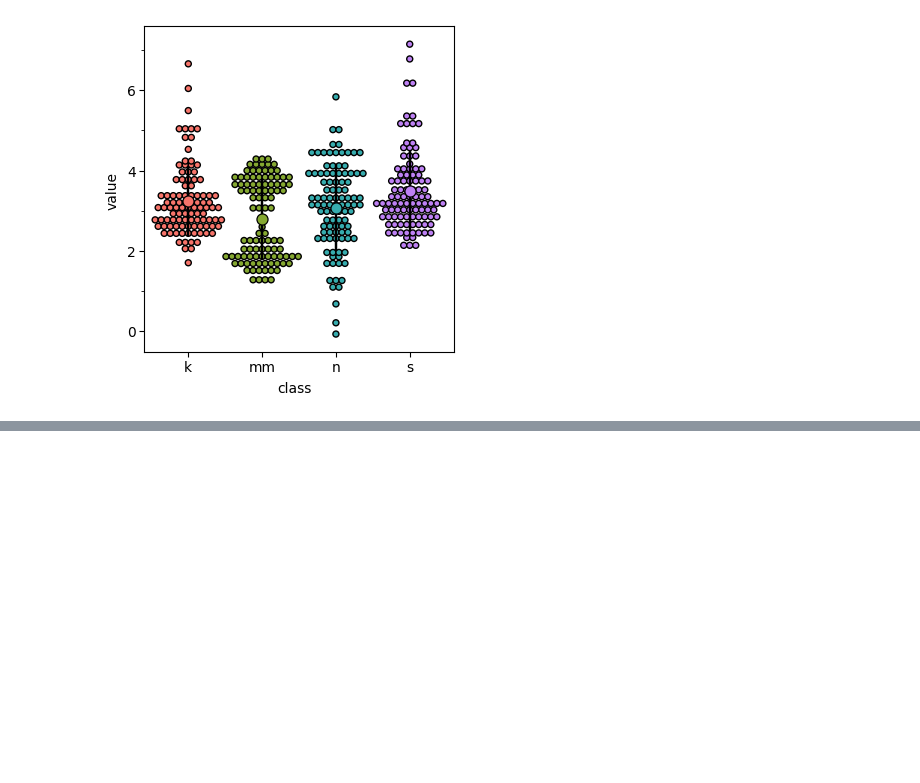
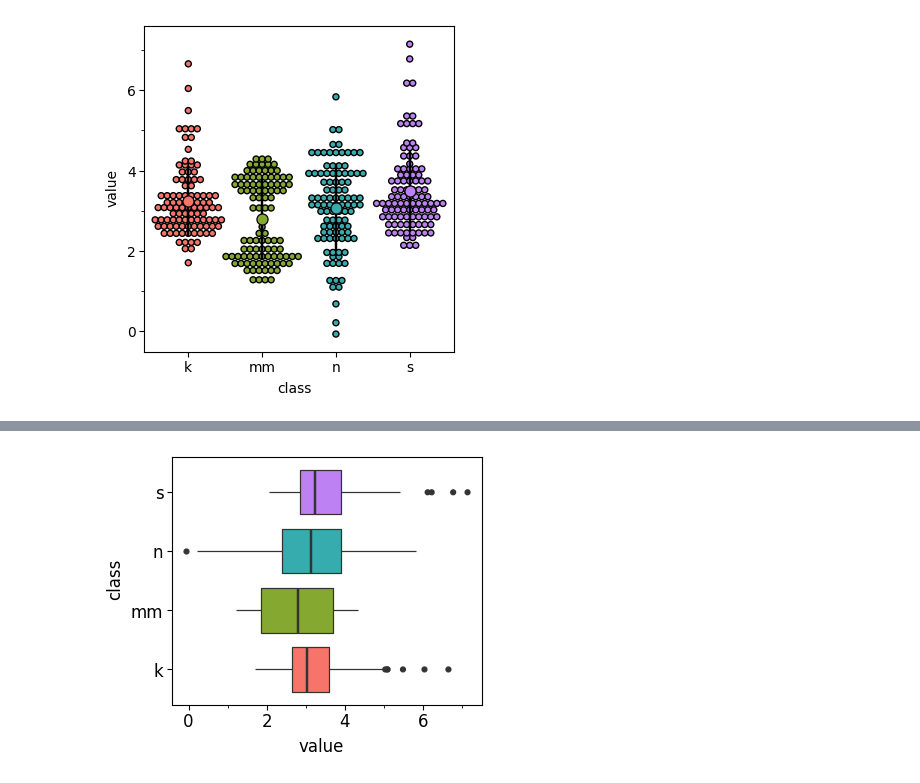
Before and after one commit to brokyz/DataVisual, a Jupyter notebook: 上机作业 10/DV第10次作业 32019070233 张博强.ipynb, the cells around one changed output, grey strips where cells are left out. Saved outputs shown, nothing was run; the diff lists cells and outputs as text; code cells hidden in the pictures; blank space fills up the shorter version.

```diff
--- a/上机作业 10/DV第10次作业 32019070233 张博强.ipynb
+++ b/上机作业 10/DV第10次作业 32019070233 张博强.ipynb
@@ -78,0 +108,14 @@ print(dot_plot)
+# %%
+box_plot=(ggplot(df,aes(x='class',y="value",fill="class"))
++geom_boxplot(show_legend=False)
++scale_fill_hue(s=0.90,l=0.65,h=0.0417,color_space='husl')
++coord_flip()
++theme_matplotlib()
++theme(
+text=element_text(size=12,colour="black"),
+aspect_ratio =0.8,
+dpi=100,
+figure_size=(4,4)))
+print(box_plot)
+# %% [output]
+[figure, added]
```
Also changed, not shown: parts of 14 cells of this notebook.
